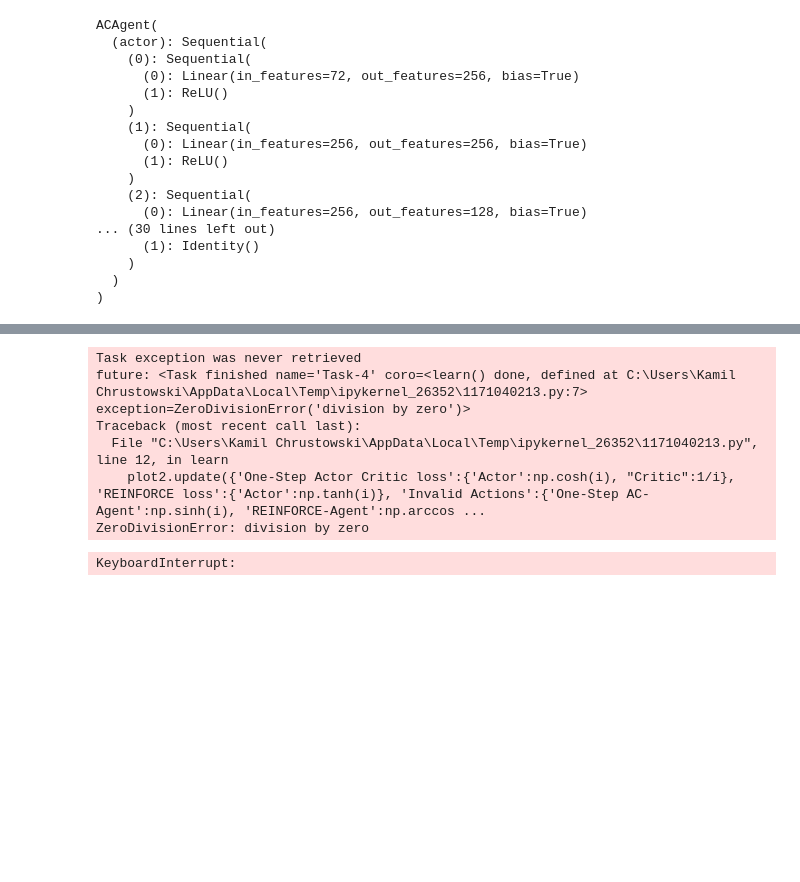
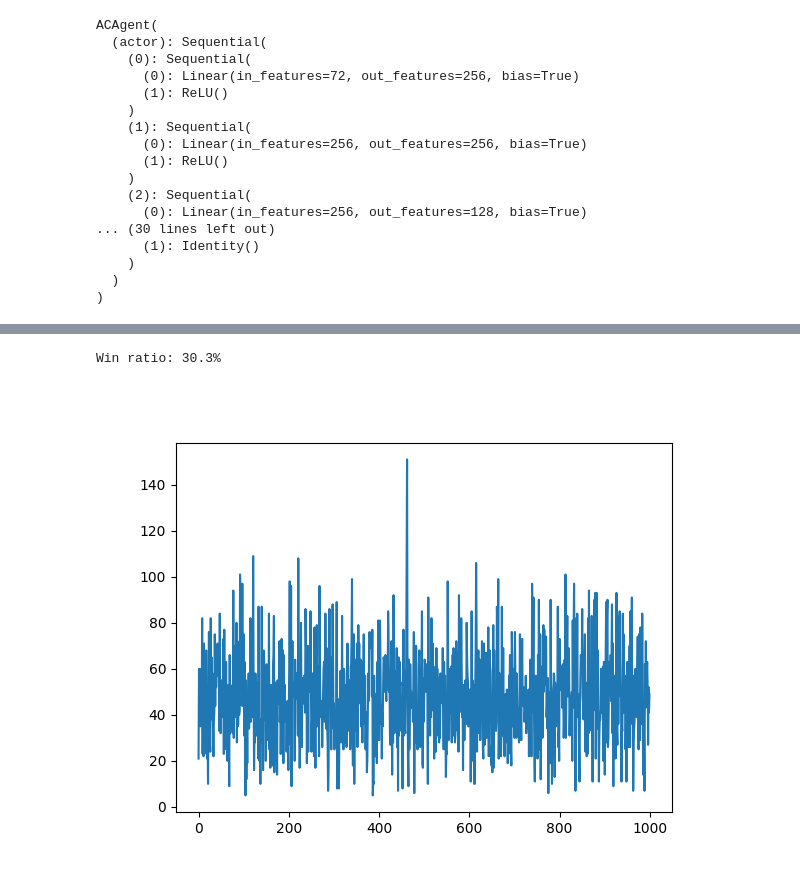
Before and after one commit to k-chr/CardGame, a Jupyter notebook: training.ipynb, the cells around one changed output, grey strips where cells are left out. Cells and saved outputs as stored; diff of their text form; code cells hidden in the pictures; blank space fills up the shorter version.

Commit message:
Fixed typo, changed reward signal, removed redundant code

```diff
--- a/training.ipynb
+++ b/training.ipynb
@@ -229,17 +291,18 @@ game = CardGame(agent, RandomPlayer(), RandomPlayer(), RandomPlayer(), full_deck
-# %%
-wins = 0
-# %% [output]
-Task exception was never retrieved
-future: <Task finished name='Task-4' coro=<learn() done, defined at C:\Users\Kamil Chrustowski\AppData\Local\Temp\ipykernel_26352\1171040213.py:7> exception=ZeroDivisionError('division by zero')>
-Traceback (most recent call last):
-  File "C:\Users\Kamil Chrustowski\AppData\Local\Temp\ipykernel_26352\1171040213.py", line 12, in learn
-    plot2.update({'One-Step Actor Critic loss':{'Actor':np.cosh(i), "Critic":1/i}, 'REINFORCE loss':{'Actor':np.tanh(i)}, 'Invalid Actions':{'One-Step AC-Agent':np.sinh(i), 'REINFORCE-Agent':np.arccos ...
-ZeroDivisionError: division by zero
+# %%
+EVAL_EPISODES = 1000
 # %%
-test_loop = tqdm(range(100), desc='Episodes')
+game = CardGame(agent, RandomPlayer(), RandomPlayer(), RandomPlayer(), full_deck=False, display=False)
+wins = 0
+rewards = []
+test_loop = tqdm(range(EVAL_EPISODES), desc='Episodes')
 for _ in test_loop:
 	points = game.start()
 	wins += int(np.min(list(points.values())) == points[agent])
-print(f"Win ratio: {wins}%")
+	rewards.append(points[agent])
+print(f"Win ratio: {wins/(EVAL_EPISODES/100)}%")
+plt.figure()
+plt.plot(rewards)
+plt.show()
 # %% [output]
-KeyboardInterrupt:
+Win ratio: 30.3%
+[figure, added]
```
Also changed, not shown: parts of 19 cells of this notebook, 4 other files.
